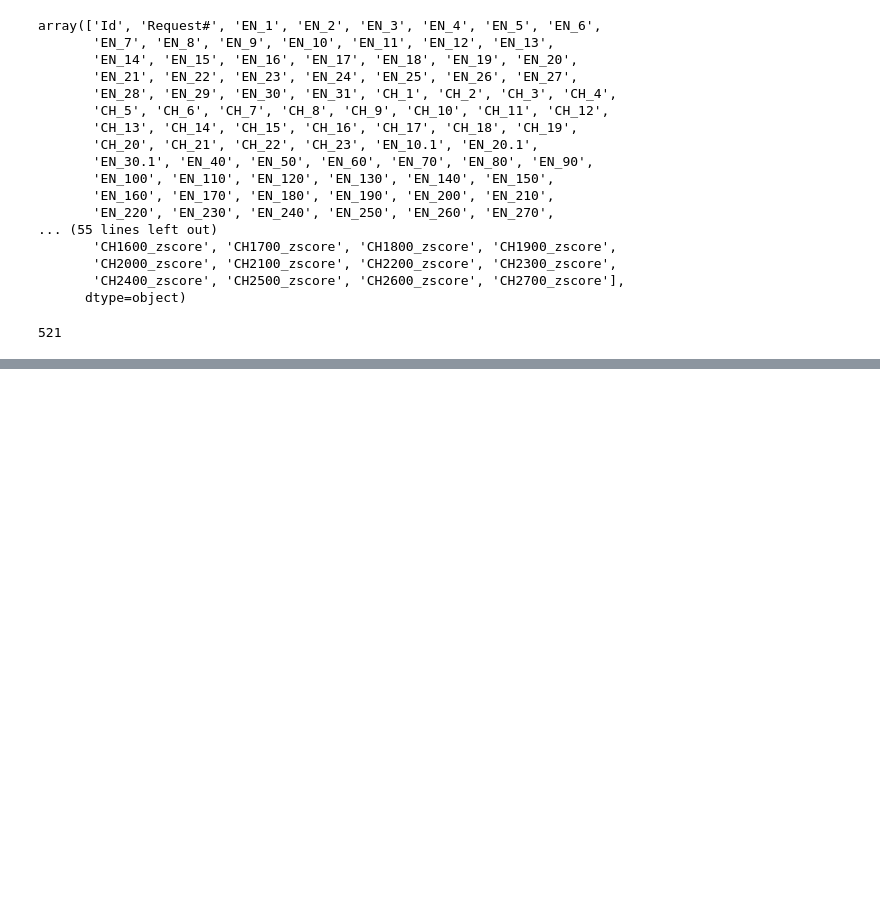
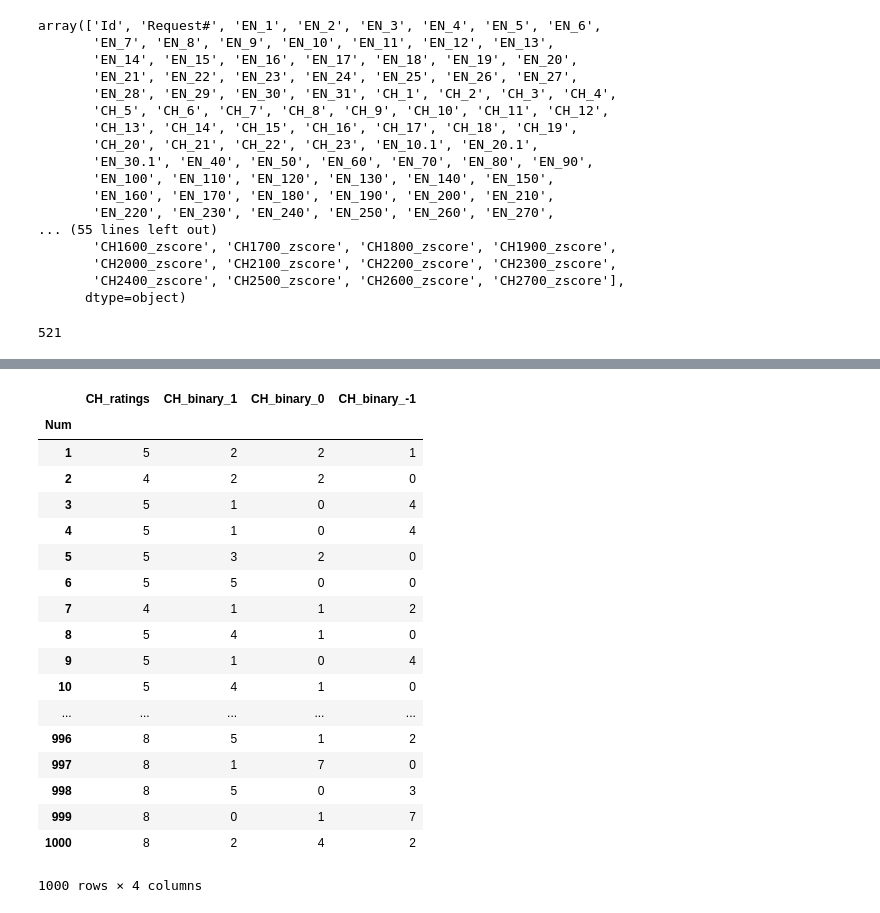
Before and after one commit to hajingit/Politeness_lang, a Jupyter notebook: Integrating data.ipynb, the cells around one changed output, grey strips where cells are left out. Cells and saved outputs as stored; diff of their text form; code cells hidden in the pictures; blank space fills up the shorter version.

```diff
--- a/Integrating data.ipynb
+++ b/Integrating data.ipynb
@@ -112 +234,28 @@ len(codings.columns.values)
+# %%
+codings['CH_binary_1']=(codings[ch_headers_binary]==1).sum(1)
+codings['CH_binary_0']=(codings[ch_headers_binary]==0).sum(1)
+codings['CH_binary_-1']=(codings[ch_headers_binary]==-1).sum(1)
+codings['CH_ratings']=(codings[ch_headers_binary]).count(axis=1)
+# %%
+codings[['CH_ratings', 'CH_binary_1', 'CH_binary_0', 'CH_binary_-1']]
+# %% [output]
+|  | CH_ratings | CH_binary_1 | CH_binary_0 | CH_binary_-1 |
+| Num |  |  |  |  |
+| 1 | 5 | 2 | 2 | 1 |
+| 2 | 4 | 2 | 2 | 0 |
+| 3 | 5 | 1 | 0 | 4 |
+| 4 | 5 | 1 | 0 | 4 |
+| 5 | 5 | 3 | 2 | 0 |
+| 6 | 5 | 5 | 0 | 0 |
+| 7 | 4 | 1 | 1 | 2 |
+| 8 | 5 | 4 | 1 | 0 |
+| 9 | 5 | 1 | 0 | 4 |
+| 10 | 5 | 4 | 1 | 0 |
+| ... | ... | ... | ... | ... |
+| 996 | 8 | 5 | 1 | 2 |
+| 997 | 8 | 1 | 7 | 0 |
+| 998 | 8 | 5 | 0 | 3 |
+| 999 | 8 | 0 | 1 | 7 |
+| 1000 | 8 | 2 | 4 | 2 |
+1000 rows × 4 columns
 # %%
```
Also changed, not shown: parts of 12 cells of this notebook, 1 other file.
